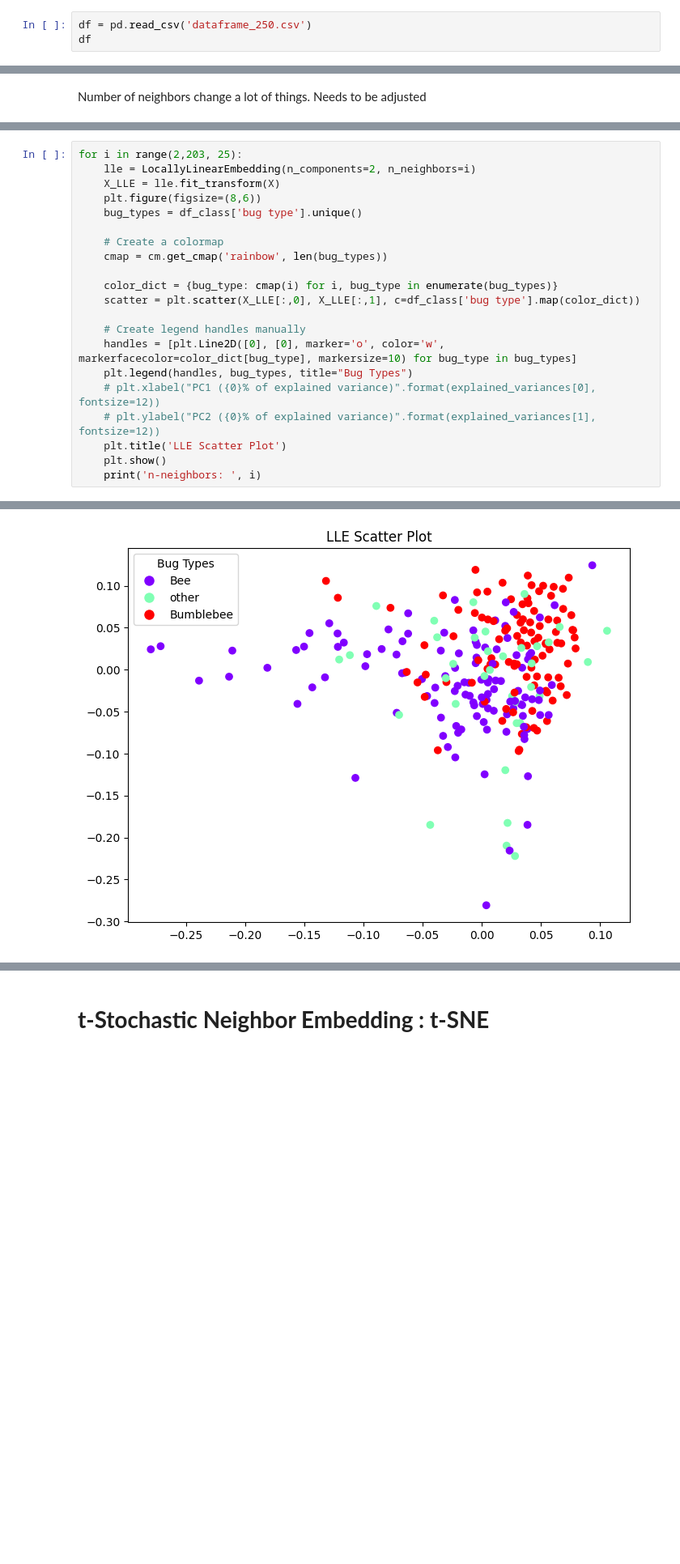
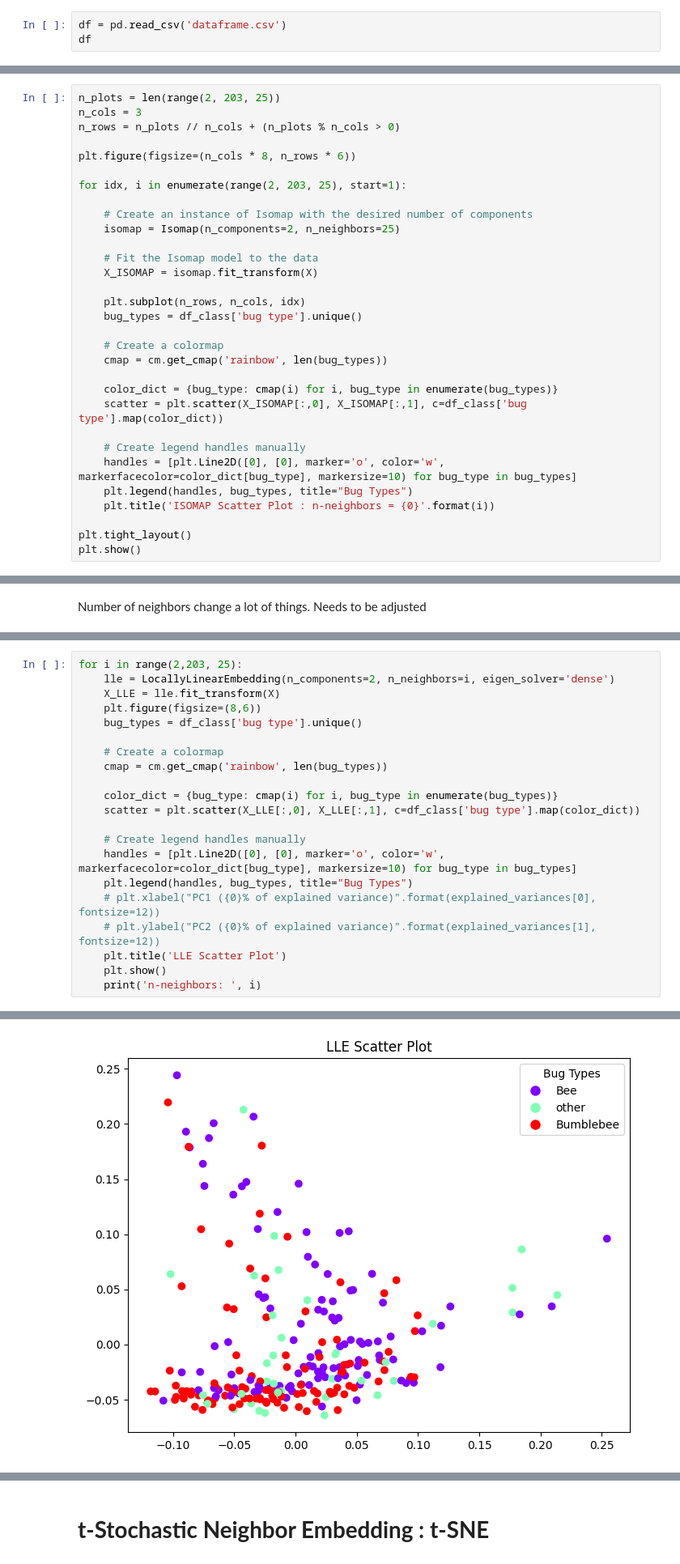
Before and after one commit to Romain-Chevrollier/Data_Project, a Jupyter notebook: code/Data_visualization.ipynb, the cells around one changed output, grey strips where cells are left out. Shown at 81% size. Drawn from its saved outputs; the diff is of its cells as text; blank space fills up the shorter version.

```diff
--- a/code/Data_visualization.ipynb
+++ b/code/Data_visualization.ipynb
@@ -70,7 +70,7 @@ plt.show()
 # %%
 # df_type.to_csv('Classif.csv', index=False)
 # %%
-df = pd.read_csv('dataframe_250.csv')
+df = pd.read_csv('dataframe.csv')
 df
 # %% [output]
 |  | symmetry | longest_ortho_ratio | num_pixels_ratio | red_min | red_max | red_mean | red_median | red_std | ... |
@@ -262,0 +265,31 @@ plt.show()
+# %%
+n_plots = len(range(2, 203, 25))
+n_cols = 3
+n_rows = n_plots // n_cols + (n_plots % n_cols > 0)
+
+plt.figure(figsize=(n_cols * 8, n_rows * 6))
+
+for idx, i in enumerate(range(2, 203, 25), start=1):
+
+    # Create an instance of Isomap with the desired number of components
+    isomap = Isomap(n_components=2, n_neighbors=25)
+
+    # Fit the Isomap model to the data
+    X_ISOMAP = isomap.fit_transform(X)
+
+    plt.subplot(n_rows, n_cols, idx)
+    bug_types = df_class['bug type'].unique()
+
+    # Create a colormap
+    cmap = cm.get_cmap('rainbow', len(bug_types))
+
+    color_dict = {bug_type: cmap(i) for i, bug_type in enumerate(bug_types)}
+    scatter = plt.scatter(X_ISOMAP[:,0], X_ISOMAP[:,1], c=df_class['bug type'].map(color_dict))
+
+    # Create legend handles manually
+    handles = [plt.Line2D([0], [0], marker='o', color='w', markerfacecolor=color_dict[bug_type], markersize=10) for bug_type in bug_types]
+    plt.legend(handles, bug_types, title="Bug Types")
+    plt.title('ISOMAP Scatter Plot : n-neighbors = {0}'.format(i))
+
+plt.tight_layout()
+plt.show()
@@ -291,6 +326,6 @@ plt.show()
 # %%
 for i in range(2,203, 25):
-    lle = LocallyLinearEmbedding(n_components=2, n_neighbors=i)
+    lle = LocallyLinearEmbedding(n_components=2, n_neighbors=i, eigen_solver='dense')
     X_LLE = lle.fit_transform(X)
     plt.figure(figsize=(8,6))
     bug_types = df_class['bug type'].unique()
@@ -318,3 +353,3 @@ n-neighbors:  27
 n-neighbors:  52
-[figure, old version]
+[figure, new version]
 n-neighbors:  77
```
Also changed, not shown: parts of 16 cells of this notebook, 4 other files.
